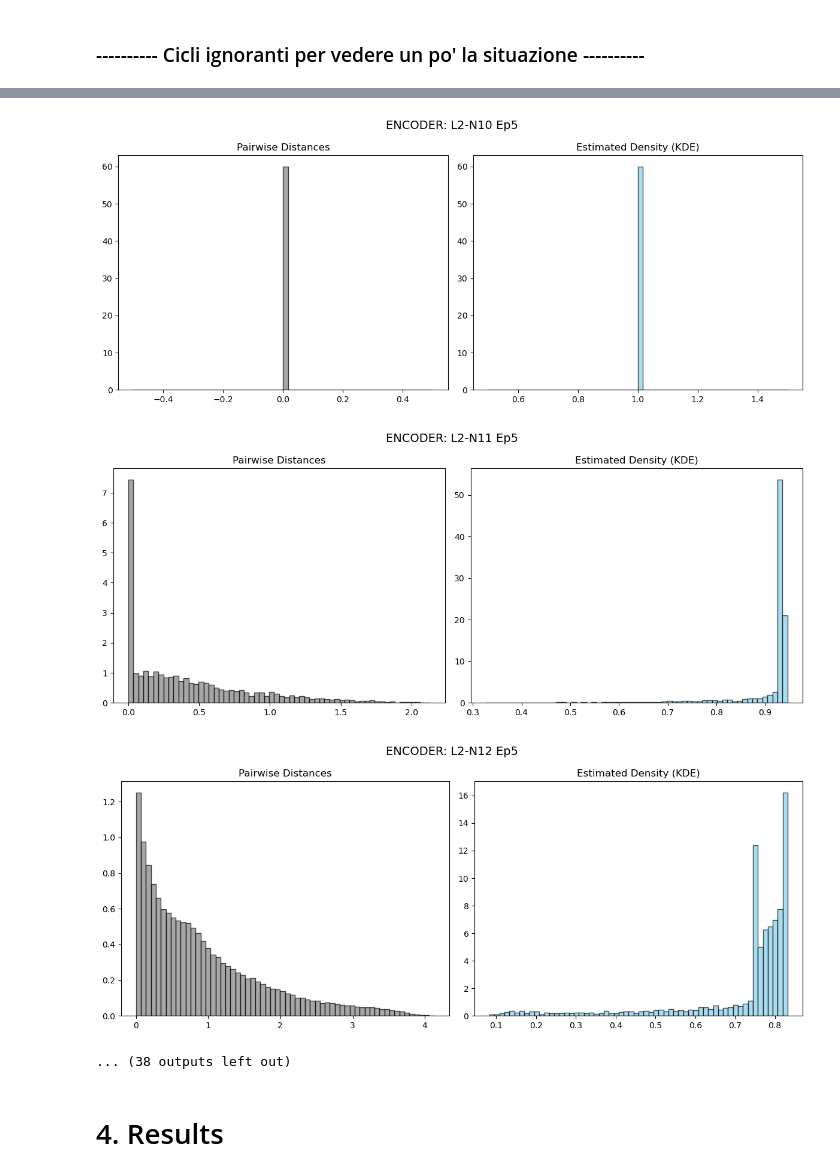
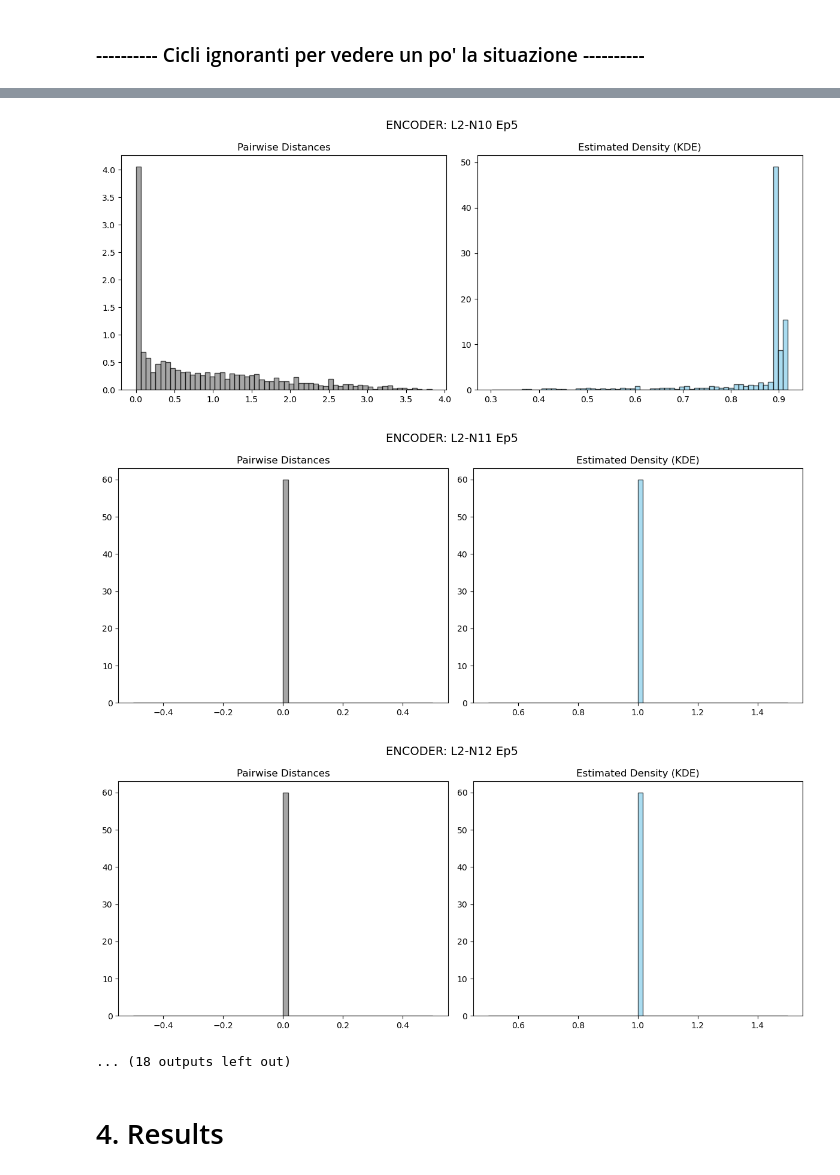
Before and after one commit to FrancescoLR02/InformationTheoryProject, a Jupyter notebook: main.ipynb, the cells around one changed output, grey strips where cells are left out. Saved outputs shown, nothing was run; the diff lists cells and outputs as text; code cells hidden in the pictures.

```diff
--- a/main.ipynb
+++ b/main.ipynb
@@ -387,11 +396,8 @@ VariationalAutoEncoder(
 epochs = 15
 
 method_mi="kde"
-sigmaKDE = 1.2
+sigmaKDE = 2
 n_neigKRASKOV = 3
-
-train_loss_history = []
-val_loss_history = []
 
 RecorderActivat = ActivationRecorder()
 mi_history = MI_History()
@@ -786,7 +739,7 @@ for l in range(1, 5):
 # %%
 # sui neuroni
 
-for neuron in range(1, 51):
+for neuron in range(1, 31):
     plot_kde_geometry(
         recorder=RecorderActivat,
         mi_estimator=mi_estimator,
@@ -808,7 +761,7 @@ for neuron in range(1, 51):
-[figure, old version]
+[figure, new version]
-[figure, old version]
+[figure, new version]
-[figure, old version]
+[figure, new version]
-... (38 outputs left out)
+... (18 outputs left out)
 # %% [markdown]
 # 4. Results
 # %% [markdown]
```
Also changed, not shown: parts of 31 cells of this notebook, 1 other file.
